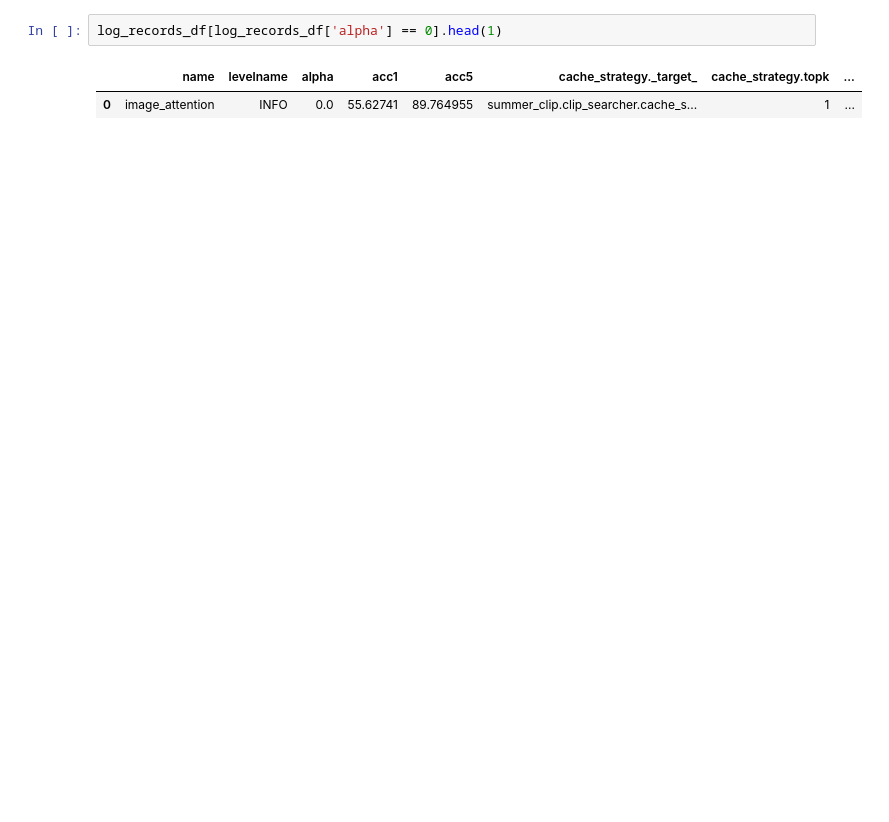
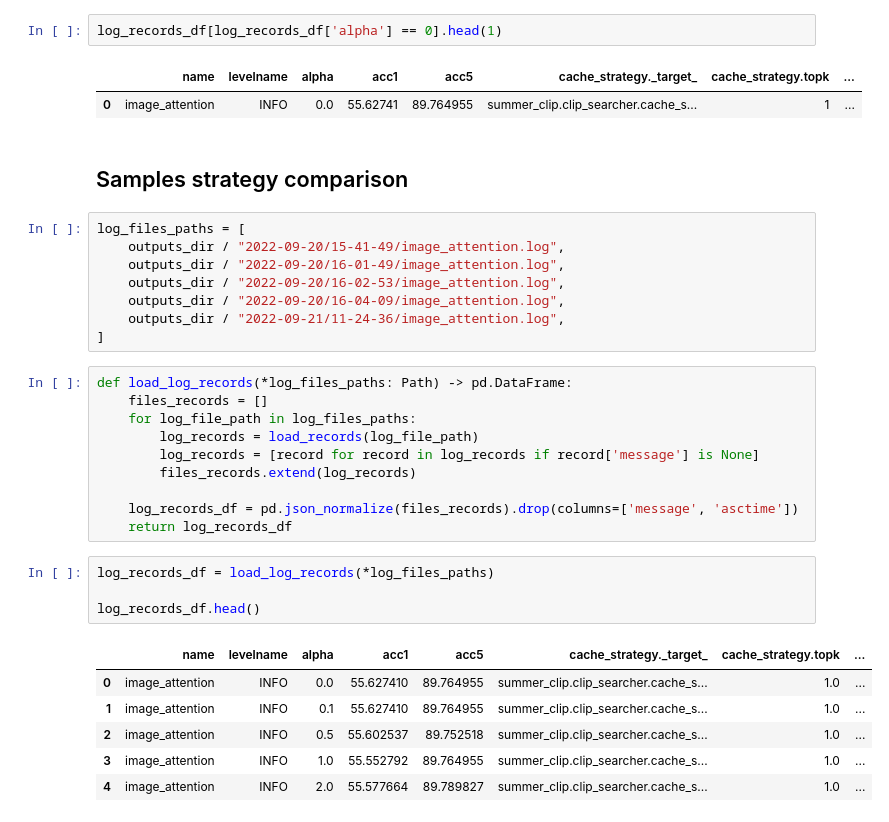
Before and after one commit to myrachins/summer-clip, a Jupyter notebook: summer_clip/clip_searcher/runs_analysis/result_tables.ipynb, the cells around one changed output. Cells and saved outputs as stored; diff of their text form; blank space fills up the shorter version.

```diff
--- a/summer_clip/clip_searcher/runs_analysis/result_tables.ipynb
+++ b/summer_clip/clip_searcher/runs_analysis/result_tables.ipynb
@@ -69,3 +69,34 @@ log_records_df[log_records_df['alpha'] == 0].head(1)
 # %% [output]
 |  | name | levelname | alpha | acc1 | acc5 | cache_strategy._target_ | cache_strategy.topk | ... |
 | 0 | image_attention | INFO | 0.0 | 55.62741 | 89.764955 | summer_clip.clip_searcher.cache_s... | 1 | ... |
+# %% [markdown]
+## Samples strategy comparison
+# %%
+log_files_paths = [
+    outputs_dir / "2022-09-20/15-41-49/image_attention.log",
+    outputs_dir / "2022-09-20/16-01-49/image_attention.log",
+    outputs_dir / "2022-09-20/16-02-53/image_attention.log",
+    outputs_dir / "2022-09-20/16-04-09/image_attention.log",
+    outputs_dir / "2022-09-21/11-24-36/image_attention.log",
+]
+# %%
+def load_log_records(*log_files_paths: Path) -> pd.DataFrame:
+    files_records = []
+    for log_file_path in log_files_paths:
+        log_records = load_records(log_file_path)
+        log_records = [record for record in log_records if record['message'] is None]
+        files_records.extend(log_records)
+
+    log_records_df = pd.json_normalize(files_records).drop(columns=['message', 'asctime'])
+    return log_records_df
+# %%
+log_records_df = load_log_records(*log_files_paths)
+
+log_records_df.head()
+# %% [output]
+|  | name | levelname | alpha | acc1 | acc5 | cache_strategy._target_ | cache_strategy.topk | ... |
+| 0 | image_attention | INFO | 0.0 | 55.627410 | 89.764955 | summer_clip.clip_searcher.cache_s... | 1.0 | ... |
+| 1 | image_attention | INFO | 0.1 | 55.627410 | 89.764955 | summer_clip.clip_searcher.cache_s... | 1.0 | ... |
+| 2 | image_attention | INFO | 0.5 | 55.602537 | 89.752518 | summer_clip.clip_searcher.cache_s... | 1.0 | ... |
+| 3 | image_attention | INFO | 1.0 | 55.552792 | 89.764955 | summer_clip.clip_searcher.cache_s... | 1.0 | ... |
+| 4 | image_attention | INFO | 2.0 | 55.577664 | 89.789827 | summer_clip.clip_searcher.cache_s... | 1.0 | ... |
```
Also changed, not shown: parts of 8 cells of this notebook, 4 other files.
